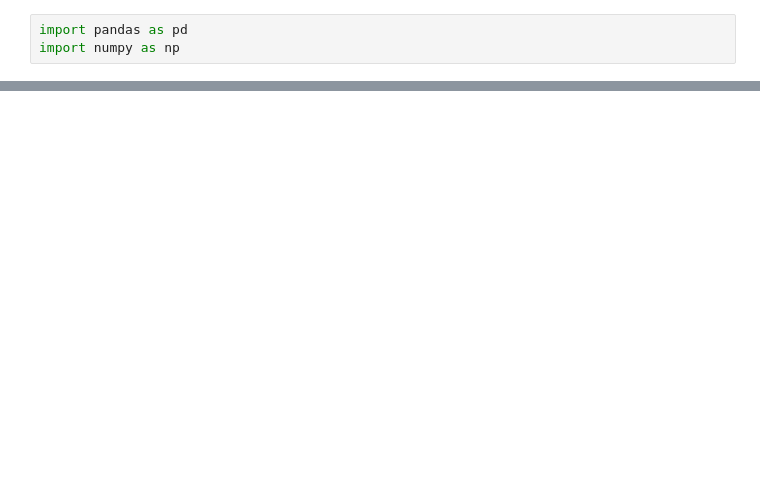
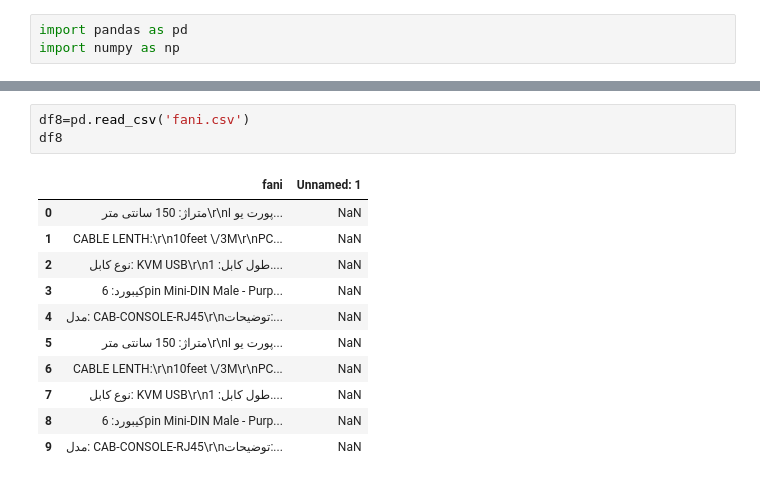
Before and after one commit to LinearRegressionML/Phase2-1-Home-Price-Predict, a Jupyter notebook: T4/Digikala.ipynb, the cells around one changed output, grey strips where cells are left out. Drawn from its saved outputs; the diff is of its cells as text; blank space fills up the shorter version.

```diff
--- a/T4/Digikala.ipynb
+++ b/T4/Digikala.ipynb
@@ -58,0 +155,15 @@ f
+# %%
+df8=pd.read_csv('fani.csv')
+df8
+# %% [output]
+|  | fani | Unnamed: 1 |
+| 0 | متراژ: 150 سانتی متر\r\nپورت یو ا... | NaN |
+| 1 | CABLE LENTH:\r\n10feet \/3M\r\nPC... | NaN |
+| 2 | نوع کابل: KVM USB\r\nطول کابل: 1.... | NaN |
+| 3 | کیبورد: 6pin Mini-DIN Male - Purp... | NaN |
+| 4 | مدل: CAB-CONSOLE-RJ45\r\nتوضيحات:... | NaN |
+| 5 | متراژ: 150 سانتی متر\r\nپورت یو ا... | NaN |
+| 6 | CABLE LENTH:\r\n10feet \/3M\r\nPC... | NaN |
+| 7 | نوع کابل: KVM USB\r\nطول کابل: 1.... | NaN |
+| 8 | کیبورد: 6pin Mini-DIN Male - Purp... | NaN |
+| 9 | مدل: CAB-CONSOLE-RJ45\r\nتوضيحات:... | NaN |
```
Also changed, not shown: parts of 14 cells of this notebook.
